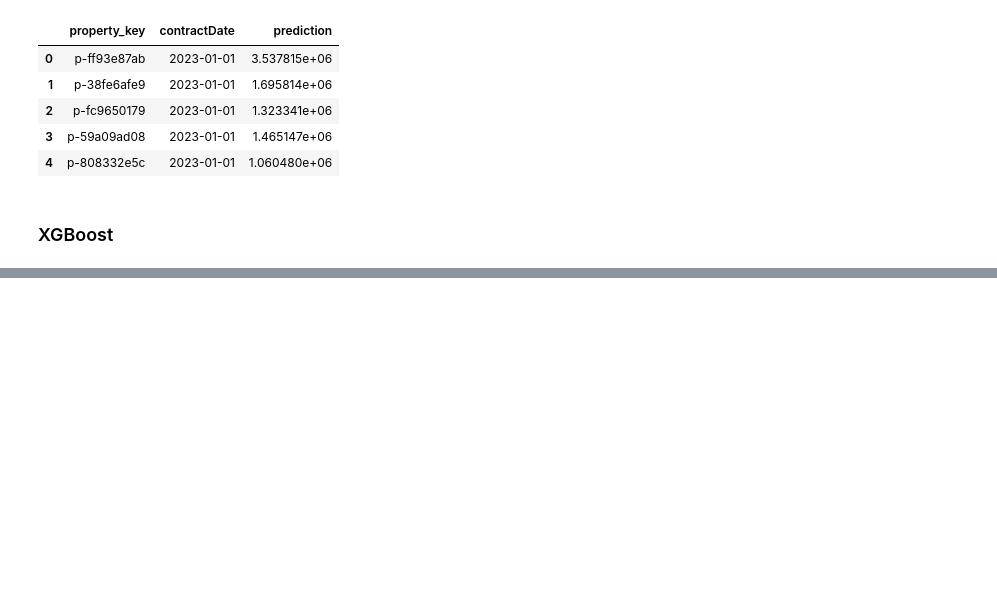
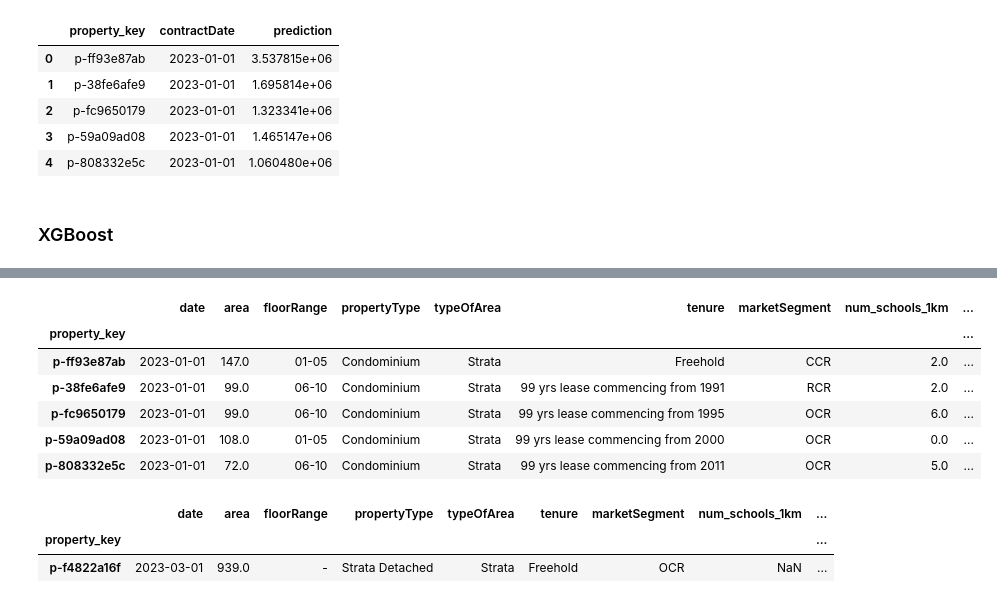
Before and after one commit to lyamlim97/singapore-rental-prediction, a Jupyter notebook: analysis.ipynb, the cells around one changed output, grey strips where cells are left out. Saved outputs shown, nothing was run; the diff lists cells and outputs as text; code cells hidden in the pictures; blank space fills up the shorter version.

```diff
--- a/analysis.ipynb
+++ b/analysis.ipynb
@@ -579,0 +680,26 @@ df_submission.to_csv("data/linear_reg_submission.csv", index=False)
+# %%
+df_val = df_test
+# %%
+df_val = df_val.rename(columns={"contractDate": "date"})
+df_val["date"] = pd.to_datetime(df_val["date"])
+# %%
+df_val = pd.merge(df_val, df_micro, on="property_key", how="left")
+df_val = pd.merge(df_val, df_macro, on="date", how="left")
+# %%
+df_val = df_val.set_index("property_key")
+# %%
+df_val.head()
+# %% [output]
+|  | date | area | floorRange | propertyType | typeOfArea | tenure | marketSegment | num_schools_1km | ... |
+| property_key |  |  |  |  |  |  |  |  | ... |
+| p-ff93e87ab | 2023-01-01 | 147.0 | 01-05 | Condominium | Strata | Freehold | CCR | 2.0 | ... |
+| p-38fe6afe9 | 2023-01-01 | 99.0 | 06-10 | Condominium | Strata | 99 yrs lease commencing from 1991 | RCR | 2.0 | ... |
+| p-fc9650179 | 2023-01-01 | 99.0 | 06-10 | Condominium | Strata | 99 yrs lease commencing from 1995 | OCR | 6.0 | ... |
+| p-59a09ad08 | 2023-01-01 | 108.0 | 01-05 | Condominium | Strata | 99 yrs lease commencing from 2000 | OCR | 0.0 | ... |
+| p-808332e5c | 2023-01-01 | 72.0 | 06-10 | Condominium | Strata | 99 yrs lease commencing from 2011 | OCR | 5.0 | ... |
+# %%
+df_val.loc[df_val.isnull().any(axis=1)]
+# %% [output]
+|  | date | area | floorRange | propertyType | typeOfArea | tenure | marketSegment | num_schools_1km | ... |
+| property_key |  |  |  |  |  |  |  |  | ... |
+| p-f4822a16f | 2023-03-01 | 939.0 | - | Strata Detached | Strata | Freehold | OCR | NaN | ... |
```
Also changed, not shown: parts of 33 cells of this notebook.
